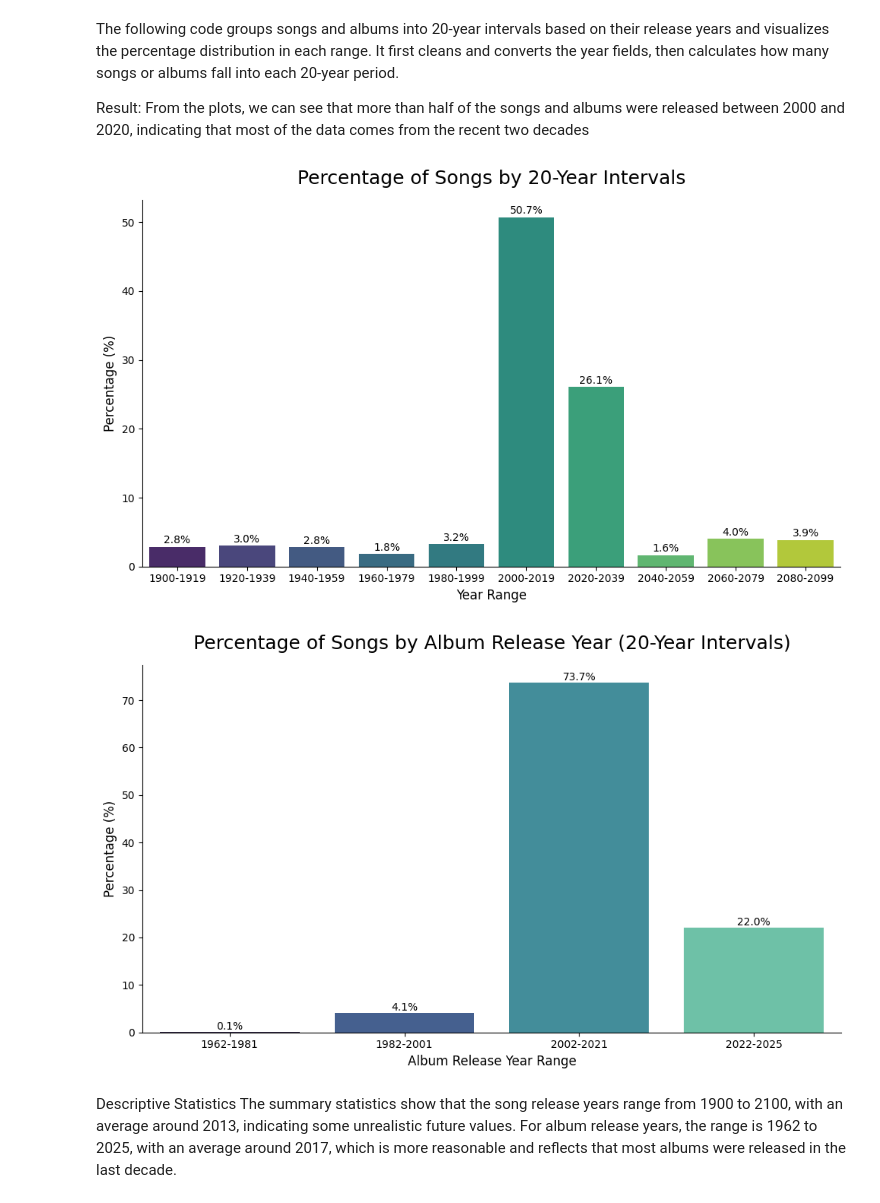
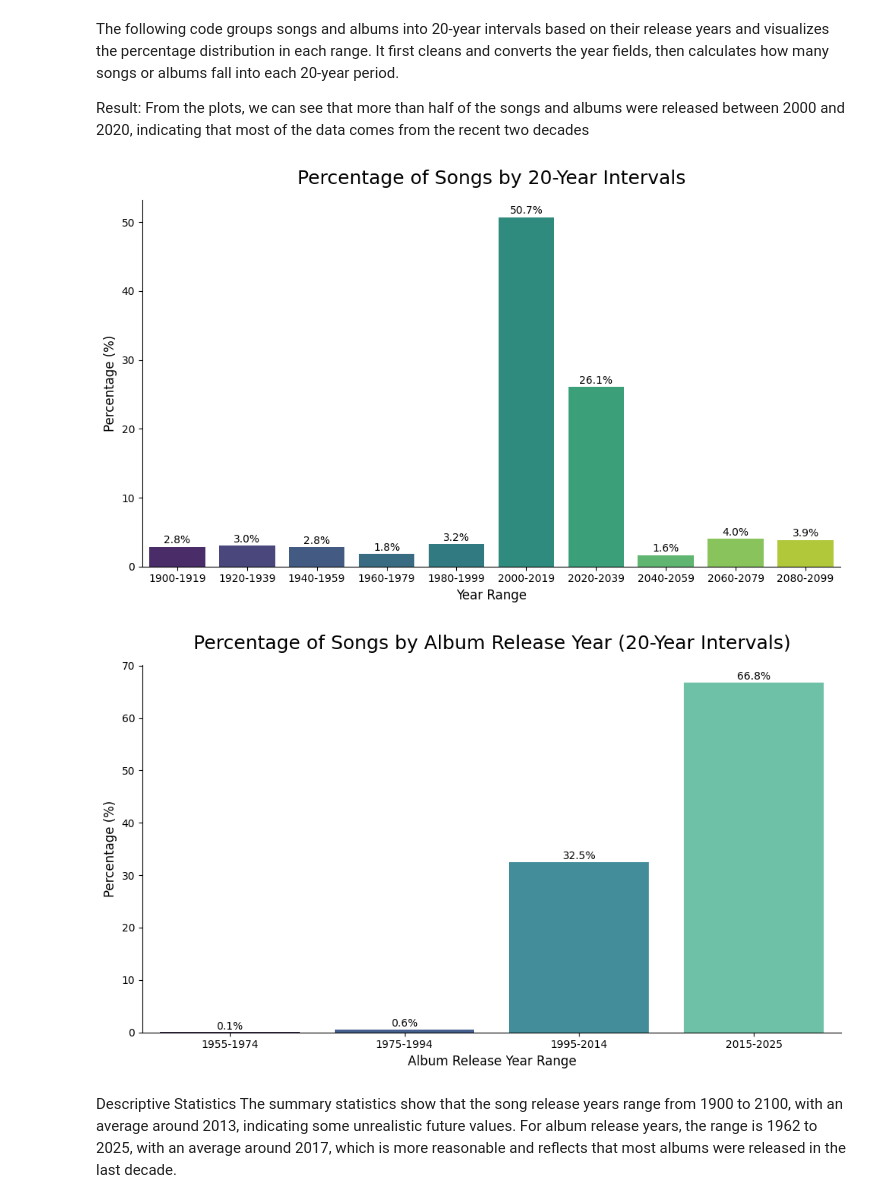
Before and after one commit to MichelaFaella/data_mining_project, a Jupyter notebook: mary.ipynb, the cells around one changed output. Saved outputs shown, nothing was run; the diff lists cells and outputs as text; code cells hidden in the pictures.

```diff
--- a/mary.ipynb
+++ b/mary.ipynb
@@ -827,21 +827,21 @@ import seaborn as sns
 import matplotlib.pyplot as plt
 
 # --- Convert 'year' to numeric ---
-tracks['year'] = pd.to_numeric(tracks['year'], errors='coerce')
+df['year'] = pd.to_numeric(df['year'], errors='coerce')
 
 # --- Drop missing years and make a copy ---
-tracks_years = tracks.dropna(subset=['year']).copy()
+df_years = df.dropna(subset=['year']).copy()
 
 # --- Create 20-year bins ensuring last bin includes the max year ---
-start = int(tracks_years['year'].min())
-end = int(tracks_years['year'].max())
+start = int(df_years['year'].min())
+end = int(df_years['year'].max())
 bins = list(range(start, end, 20)) + [end]  # ensure last bin ends exactly at max
 labels = [f"{b}-{min(b+19, end)}" for b in bins[:-1]]
 
-tracks_years['year_group'] = pd.cut(tracks_years['year'], bins=bins, labels=labels, right=False)
+df_years['year_group'] = pd.cut(df_years['year'], bins=bins, labels=labels, right=False)
 
 # --- Calculate percentage per group ---
-group_percent = tracks_years['year_group'].value_counts(normalize=True).sort_index() * 100
+group_percent = df_years['year_group'].value_counts(normalize=True).sort_index() * 100
 group_df = pd.DataFrame({'year_group': group_percent.index, 'percent': group_percent.values})
 
 # --- Plot ---
@@ -860,46 +860,41 @@ plt.tight_layout()
 plt.show()
 
 
-
-import pandas as pd
-import seaborn as sns
-import matplotlib.pyplot as plt
-
 # --- Convert 'album_release_date' to datetime and extract year ---
-tracks['album_release_date'] = pd.to_datetime(tracks['album_release_date'], errors='coerce')
-tracks['album_year'] = tracks['album_release_date'].dt.year
+df['album_release_date'] = pd.to_datetime(df['album_release_date'], errors='coerce')
+df['album_year'] = df['album_release_date'].dt.year
 
 # --- Drop missing album years and make a copy ---
-tracks_album_years = tracks.dropna(subset=['album_year']).copy()
+df_album_years = df.dropna(subset=['album_year']).copy()
 
 # --- Create 20-year bins ensuring last bin includes the max year ---
-start = int(tracks_album_years['album_year'].min())
-end = int(tracks_album_years['album_year'].max())
+start = int(df_album_years['album_year'].min())
+end = int(df_album_years['album_year'].max())
 bins = list(range(start, end, 20)) + [end]
 labels = [f"{b}-{min(b+19, end)}" for b in bins[:-1]]
 
-tracks_album_years['album_year_group'] = pd.cut(tracks_album_years['album_year'], bins=bins, labels=labels, right=False)
+df_album_years['album_year_group'] = pd.cut(df_album_years['album_year'], bins=bins, labels=labels, right=False)
 
 # --- Calculate percentage per group ---
-group_percent = tracks_album_years['album_year_group'].value_counts(normalize=True).sort_index() * 100
+group_percent = df_album_years['album_year_group'].value_counts(normalize=True).sort_index() * 100
 group_df = pd.DataFrame({'album_year_group': group_percent.index, 'percent': group_percent.values})
 
 # --- Plot ---
 plt.figure(figsize=(10, 6))
 sns.barplot(data=group_df, x='album_year_group', y='percent', hue='album_year_group', palette='mako', legend=False)
 
 for i, val in enumerate(group_df['percent']):
     plt.text(i, val + 0.5, f"{val:.1f}%", ha='center', fontsize=10)
 
 plt.title("Percentage of Songs by Album Release Year (20-Year Intervals)", fontsize=18, pad=15)
 plt.xlabel("Album Release Year Range", fontsize=12)
 plt.ylabel("Percentage (%)", fontsize=12)
 sns.despine()
 plt.tight_layout()
 plt.show()
 # %% [output]
 [figure]
-[figure, old version]
+[figure, new version]
 # %% [markdown]
 Descriptive Statistics
 The summary statistics show that the song release years range from 1900 to 2100, with an average around 2013, indicating some unrealistic future values.
```
Also changed, not shown: parts of 5 cells of this notebook.
